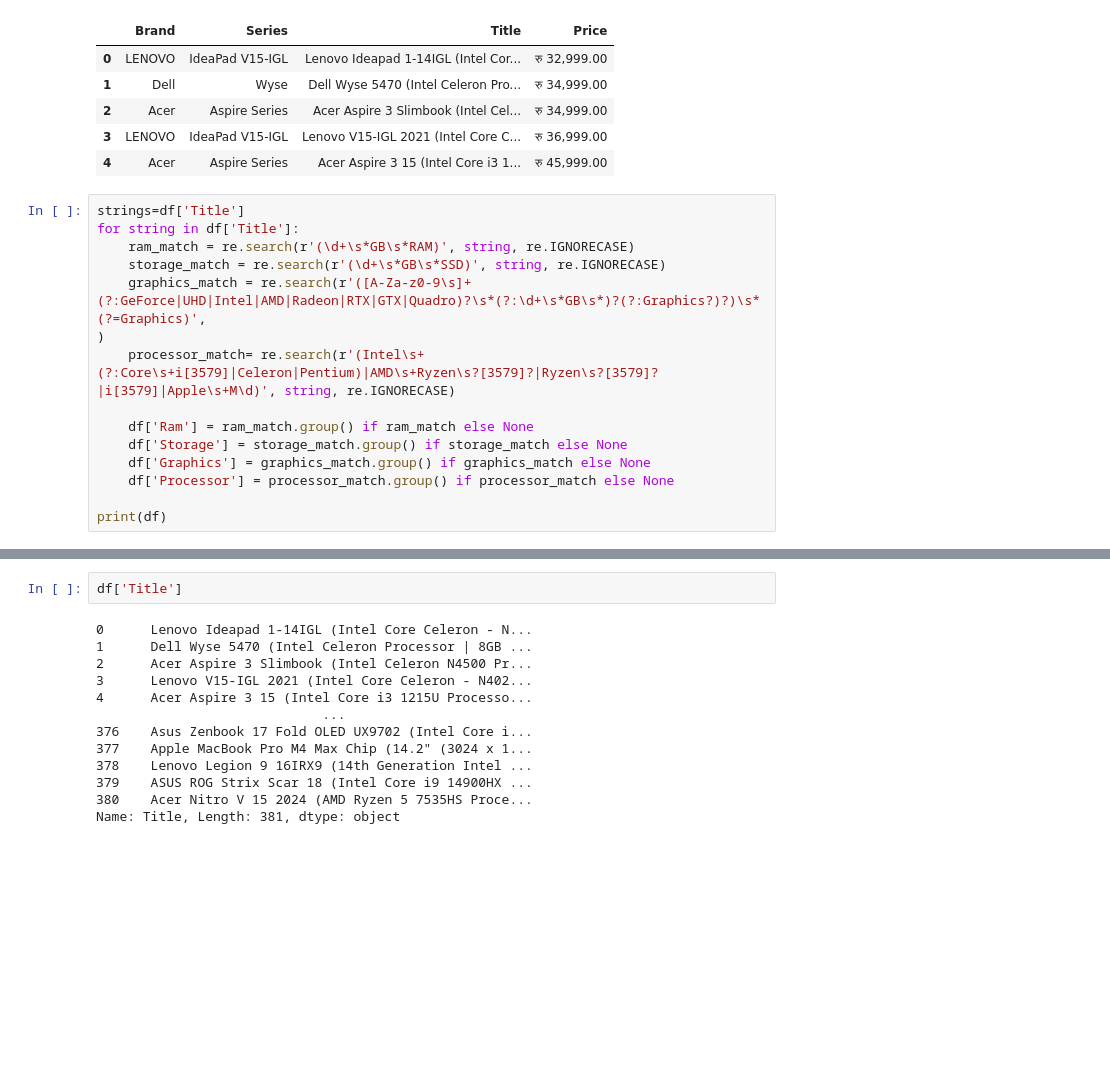
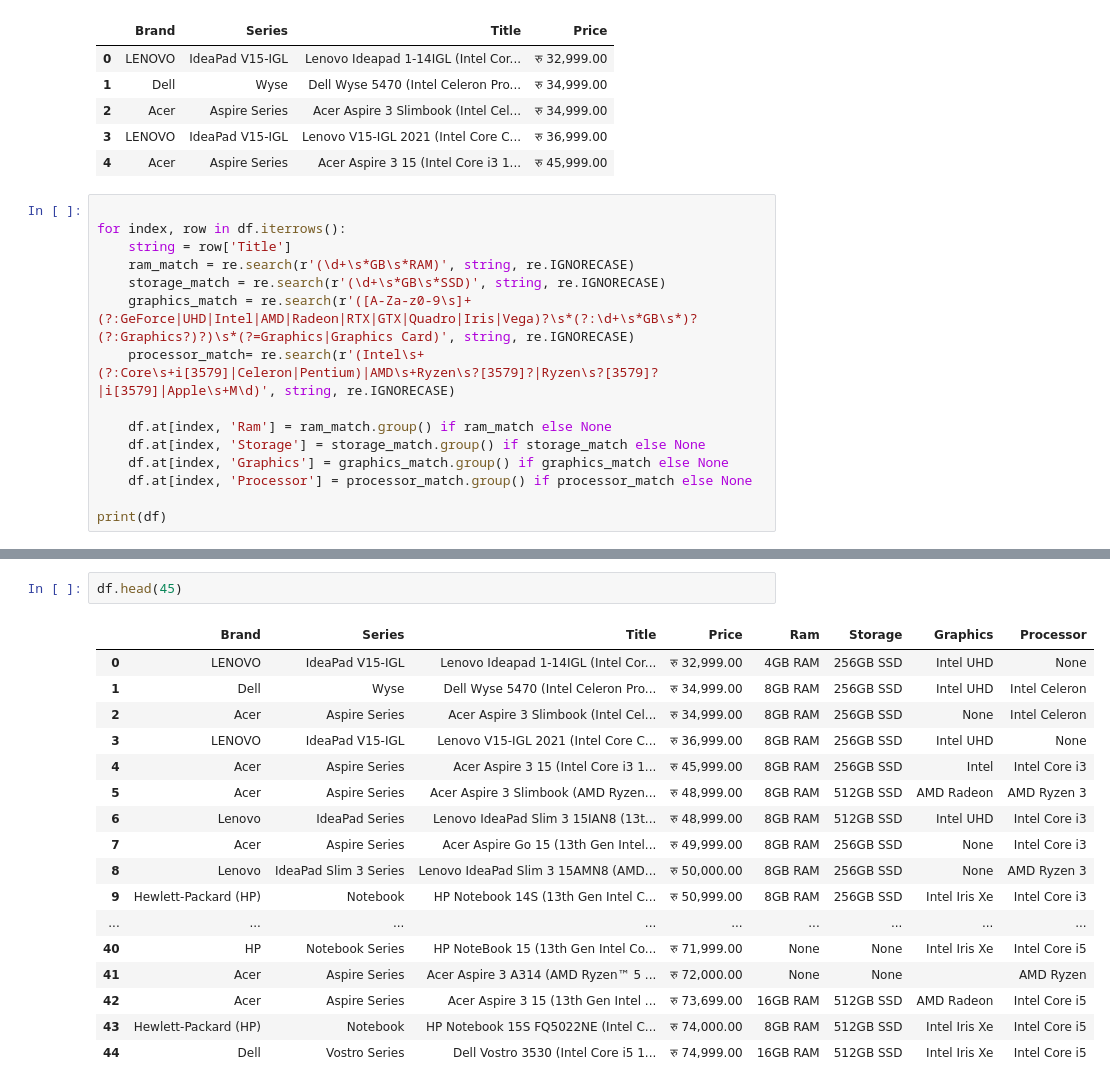
Before and after one commit to roshan-acharya/Laptop-Price-Predictior, a Jupyter notebook: Preprocessing/clean_data.ipynb, the cells around one changed output, grey strips where cells are left out. Cells and saved outputs as stored; diff of their text form; blank space fills up the shorter version.

```diff
--- a/Preprocessing/clean_data.ipynb
+++ b/Preprocessing/clean_data.ipynb
@@ -42,18 +42,18 @@ df.head(5)
 | 3 | LENOVO | IdeaPad V15-IGL | Lenovo V15-IGL 2021 (Intel Core C... | रु 36,999.00 |
 | 4 | Acer | Aspire Series | Acer Aspire 3 15 (Intel Core i3 1... | रु 45,999.00 |
 # %%
-strings=df['Title']
-for string in df['Title']:
+
+for index, row in df.iterrows():
+    string = row['Title']
     ram_match = re.search(r'(\d+\s*GB\s*RAM)', string, re.IGNORECASE)
     storage_match = re.search(r'(\d+\s*GB\s*SSD)', string, re.IGNORECASE)
-    graphics_match = re.search(r'([A-Za-z0-9\s]+(?:GeForce|UHD|Intel|AMD|Radeon|RTX|GTX|Quadro)?\s*(?:\d+\s*GB\s*)?(?:Graphics?)?)\s*(?=Graphics)',
-)
+    graphics_match = re.search(r'([A-Za-z0-9\s]+(?:GeForce|UHD|Intel|AMD|Radeon|RTX|GTX|Quadro|Iris|Vega)?\s*(?:\d+\s*GB\s*)?(?:Graphics?)?)\s*(?=Graphics|Graphics Card)', string, re.IGNORECASE)
     processor_match= re.search(r'(Intel\s+(?:Core\s+i[3579]|Celeron|Pentium)|AMD\s+Ryzen\s?[3579]?|Ryzen\s?[3579]?|i[3579]|Apple\s+M\d)', string, re.IGNORECASE)
 
-    df['Ram'] = ram_match.group() if ram_match else None
-    df['Storage'] = storage_match.group() if storage_match else None
-    df['Graphics'] = graphics_match.group() if graphics_match else None
-    df['Processor'] = processor_match.group() if processor_match else None
+    df.at[index, 'Ram'] = ram_match.group() if ram_match else None
+    df.at[index, 'Storage'] = storage_match.group() if storage_match else None
+    df.at[index, 'Graphics'] = graphics_match.group() if graphics_match else None
+    df.at[index, 'Processor'] = processor_match.group() if processor_match else None
 
 print(df)
 # %% [output]
@@ -94,15 +100,20 @@ np.int64(7)
 # %%
-df['Title']
+df.head(45)
 # %% [output]
-0      Lenovo Ideapad 1-14IGL (Intel Core Celeron - N...
-1      Dell Wyse 5470 (Intel Celeron Processor | 8GB ...
-2      Acer Aspire 3 Slimbook (Intel Celeron N4500 Pr...
-3      Lenovo V15-IGL 2021 (Intel Core Celeron - N402...
-4      Acer Aspire 3 15 (Intel Core i3 1215U Processo...
-                             ...
-376    Asus Zenbook 17 Fold OLED UX9702 (Intel Core i...
-377    Apple MacBook Pro M4 Max Chip (14.2" (3024 x 1...
-378    Lenovo Legion 9 16IRX9 (14th Generation Intel ...
-379    ASUS ROG Strix Scar 18 (Intel Core i9 14900HX ...
-380    Acer Nitro V 15 2024 (AMD Ryzen 5 7535HS Proce...
-Name: Title, Length: 381, dtype: object
+|  | Brand | Series | Title | Price | Ram | Storage | Graphics | Processor |
+| 0 | LENOVO | IdeaPad V15-IGL | Lenovo Ideapad 1-14IGL (Intel Cor... | रु 32,999.00 | 4GB RAM | 256GB SSD | Intel UHD | None |
+| 1 | Dell | Wyse | Dell Wyse 5470 (Intel Celeron Pro... | रु 34,999.00 | 8GB RAM | 256GB SSD | Intel UHD | Intel Celeron |
+| 2 | Acer | Aspire Series | Acer Aspire 3 Slimbook (Intel Cel... | रु 34,999.00 | 8GB RAM | 256GB SSD | None | Intel Celeron |
+| 3 | LENOVO | IdeaPad V15-IGL | Lenovo V15-IGL 2021 (Intel Core C... | रु 36,999.00 | 8GB RAM | 256GB SSD | Intel UHD | None |
+| 4 | Acer | Aspire Series | Acer Aspire 3 15 (Intel Core i3 1... | रु 45,999.00 | 8GB RAM | 256GB SSD | Intel | Intel Core i3 |
+| 5 | Acer | Aspire Series | Acer Aspire 3 Slimbook (AMD Ryzen... | रु 48,999.00 | 8GB RAM | 512GB SSD | AMD Radeon | AMD Ryzen 3 |
+| 6 | Lenovo | IdeaPad Series | Lenovo IdeaPad Slim 3 15IAN8 (13t... | रु 48,999.00 | 8GB RAM | 512GB SSD | Intel UHD | Intel Core i3 |
+| 7 | Acer | Aspire Series | Acer Aspire Go 15 (13th Gen Intel... | रु 49,999.00 | 8GB RAM | 256GB SSD | None | Intel Core i3 |
+| 8 | Lenovo | IdeaPad Slim 3 Series | Lenovo IdeaPad Slim 3 15AMN8 (AMD... | रु 50,000.00 | 8GB RAM | 256GB SSD | None | AMD Ryzen 3 |
+| 9 | Hewlett-Packard (HP) | Notebook | HP Notebook 14S (13th Gen Intel C... | रु 50,999.00 | 8GB RAM | 256GB SSD | Intel Iris Xe | Intel Core i3 |
+| ... | ... | ... | ... | ... | ... | ... | ... | ... |
+| 40 | HP | Notebook Series | HP NoteBook 15 (13th Gen Intel Co... | रु 71,999.00 | None | None | Intel Iris Xe | Intel Core i5 |
+| 41 | Acer | Aspire Series | Acer Aspire 3 A314 (AMD Ryzen™ 5 ... | रु 72,000.00 | None | None |  | AMD Ryzen |
+| 42 | Acer | Aspire Series | Acer Aspire 3 15 (13th Gen Intel ... | रु 73,699.00 | 16GB RAM | 512GB SSD | AMD Radeon | Intel Core i5 |
+| 43 | Hewlett-Packard (HP) | Notebook | HP Notebook 15S FQ5022NE (Intel C... | रु 74,000.00 | 8GB RAM | 512GB SSD | Intel Iris Xe | Intel Core i5 |
+| 44 | Dell | Vostro Series | Dell Vostro 3530 (Intel Core i5 1... | रु 74,999.00 | 16GB RAM | 512GB SSD | Intel Iris Xe | Intel Core i5 |
```
Also changed, not shown: parts of 8 cells of this notebook, 3 other files.
